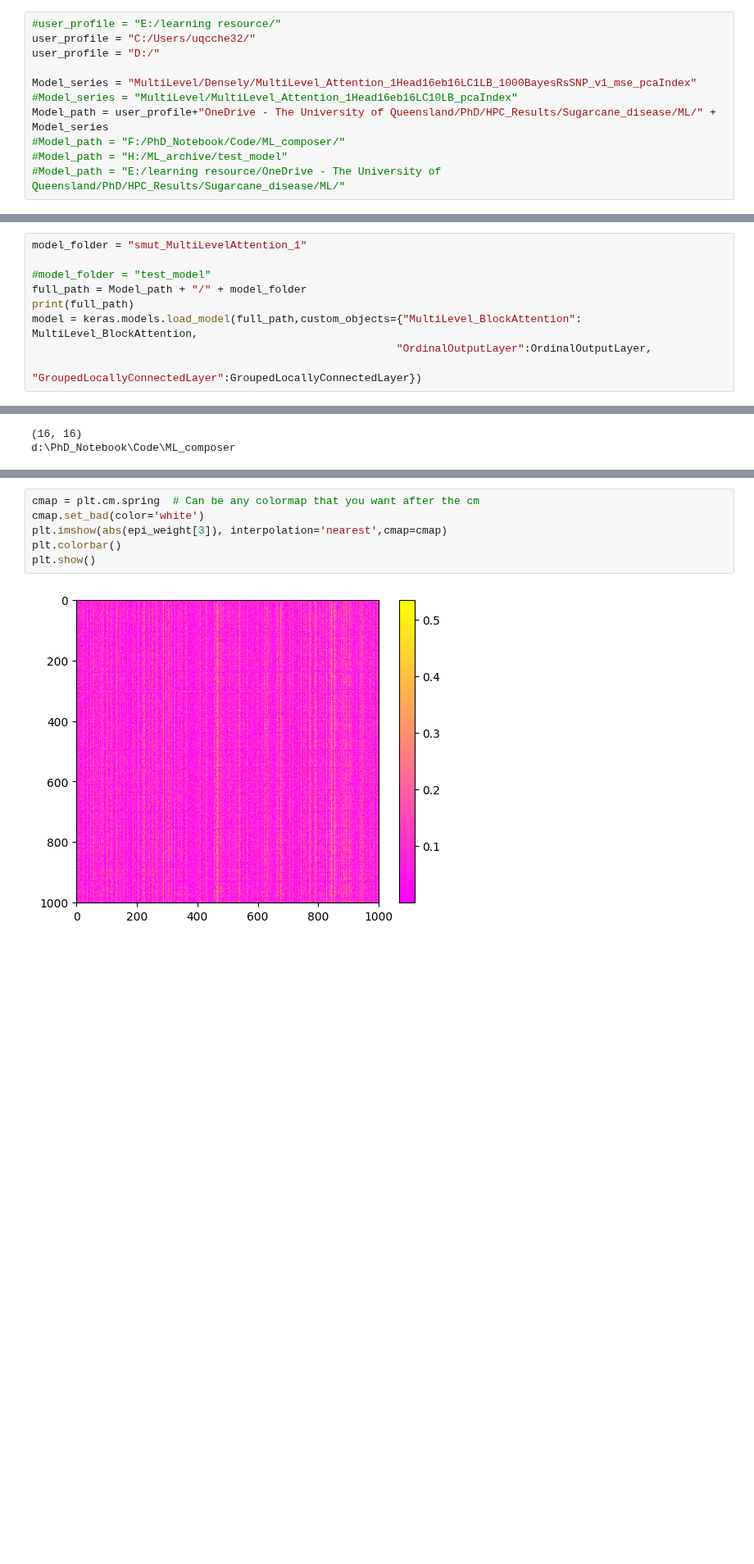
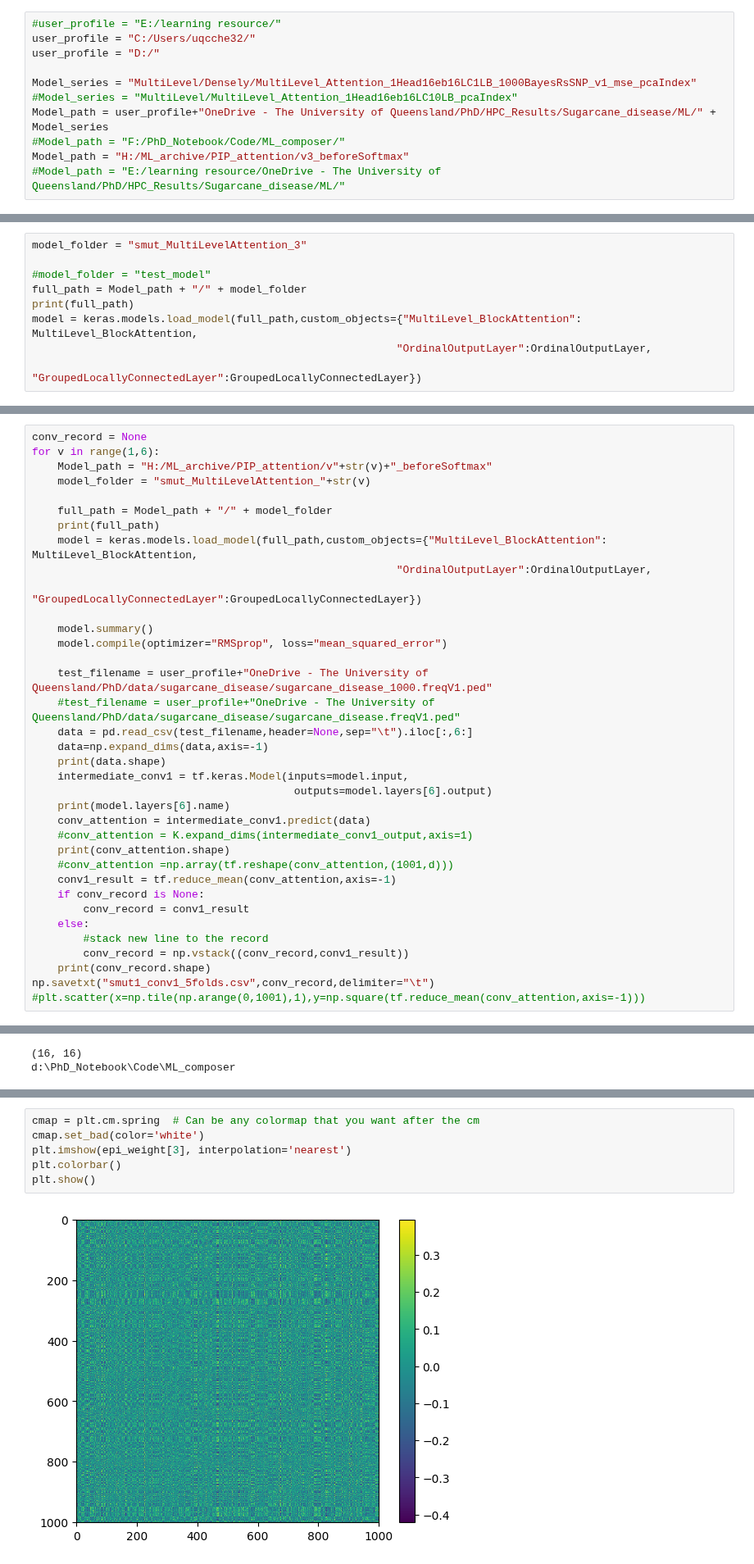
Before and after one commit to CCS-voidBird/PhD_Notebook, a Jupyter notebook: Code/ML_composer/Shap_Model_Interpretation.ipynb, the cells around one changed output, grey strips where cells are left out. Shown at 82% size. Cells and saved outputs as stored; diff of their text form; blank space fills up the shorter version.

```diff
--- a/Code/ML_composer/Shap_Model_Interpretation.ipynb
+++ b/Code/ML_composer/Shap_Model_Interpretation.ipynb
@@ -20,7 +16,7 @@ Model_series = "MultiLevel/Densely/MultiLevel_Attention_1Head16eb16LC1LB_1000Bay
 #Model_series = "MultiLevel/MultiLevel_Attention_1Head16eb16LC10LB_pcaIndex"
 Model_path = user_profile+"OneDrive - The University of Queensland/PhD/HPC_Results/Sugarcane_disease/ML/" + Model_series
 #Model_path = "F:/PhD_Notebook/Code/ML_composer/"
-#Model_path = "H:/ML_archive/test_model"
+Model_path = "H:/ML_archive/PIP_attention/v3_beforeSoftmax"
 #Model_path = "E:/learning resource/OneDrive - The University of Queensland/PhD/HPC_Results/Sugarcane_disease/ML/"
 # %%
 from keras import backend as K
@@ -29,7 +25,7 @@ print(tf.__version__)
 # %% [output]
 2.9.1
 # %%
-model_folder = "smut_MultiLevelAttention_1"
+model_folder = "smut_MultiLevelAttention_3"
 
 #model_folder = "test_model"
 full_path = Model_path + "/" + model_folder
@@ -158,0 +159,36 @@ plt.scatter(x=np.tile(np.arange(0,1001),1),y=conv_attention)
+# %%
+conv_record = None
+for v in range(1,6):
+    Model_path = "H:/ML_archive/PIP_attention/v"+str(v)+"_beforeSoftmax"
+    model_folder = "smut_MultiLevelAttention_"+str(v)
+
+    full_path = Model_path + "/" + model_folder
+    print(full_path)
+    model = keras.models.load_model(full_path,custom_objects={"MultiLevel_BlockAttention": MultiLevel_BlockAttention,
+                                                         "OrdinalOutputLayer":OrdinalOutputLayer,
+                                                         "GroupedLocallyConnectedLayer":GroupedLocallyConnectedLayer})
+
+    model.summary()
+    model.compile(optimizer="RMSprop", loss="mean_squared_error")
+
+    test_filename = user_profile+"OneDrive - The University of Queensland/PhD/data/sugarcane_disease/sugarcane_disease_1000.freqV1.ped"
+    #test_filename = user_profile+"OneDrive - The University of Queensland/PhD/data/sugarcane_disease/sugarcane_disease.freqV1.ped"
+    data = pd.read_csv(test_filename,header=None,sep="\t").iloc[:,6:]
+    data=np.expand_dims(data,axis=-1)
+    print(data.shape)
+    intermediate_conv1 = tf.keras.Model(inputs=model.input,
+                                         outputs=model.layers[6].output)
+    print(model.layers[6].name)
+    conv_attention = intermediate_conv1.predict(data)
+    #conv_attention = K.expand_dims(intermediate_conv1_output,axis=1)
+    print(conv_attention.shape)
+    #conv_attention =np.array(tf.reshape(conv_attention,(1001,d)))
+    conv1_result = tf.reduce_mean(conv_attention,axis=-1)
+    if conv_record is None:
+        conv_record = conv1_result
+    else:
+        #stack new line to the record
+        conv_record = np.vstack((conv_record,conv1_result))
+    print(conv_record.shape)
+np.savetxt("smut1_conv1_5folds.csv",conv_record,delimiter="\t")
+#plt.scatter(x=np.tile(np.arange(0,1001),1),y=np.square(tf.reduce_mean(conv_attention,axis=-1)))
@@ -215,11 +286,11 @@ tf.Tensor(0.58559996, shape=(), dtype=float32)
 # %%
 cmap = plt.cm.spring  # Can be any colormap that you want after the cm
 cmap.set_bad(color='white')
-plt.imshow(abs(epi_weight[3]), interpolation='nearest',cmap=cmap)
+plt.imshow(epi_weight[3], interpolation='nearest')
 plt.colorbar()
 plt.show()
 # %% [output]
-[figure, old version]
+[figure, new version]
 # %%
 epi_sum = tf.reduce_sum(epi_weight[3],axis=1)
 print(epi_sum.shape)
```
Also changed, not shown: parts of 14 cells of this notebook, 5 other files.
